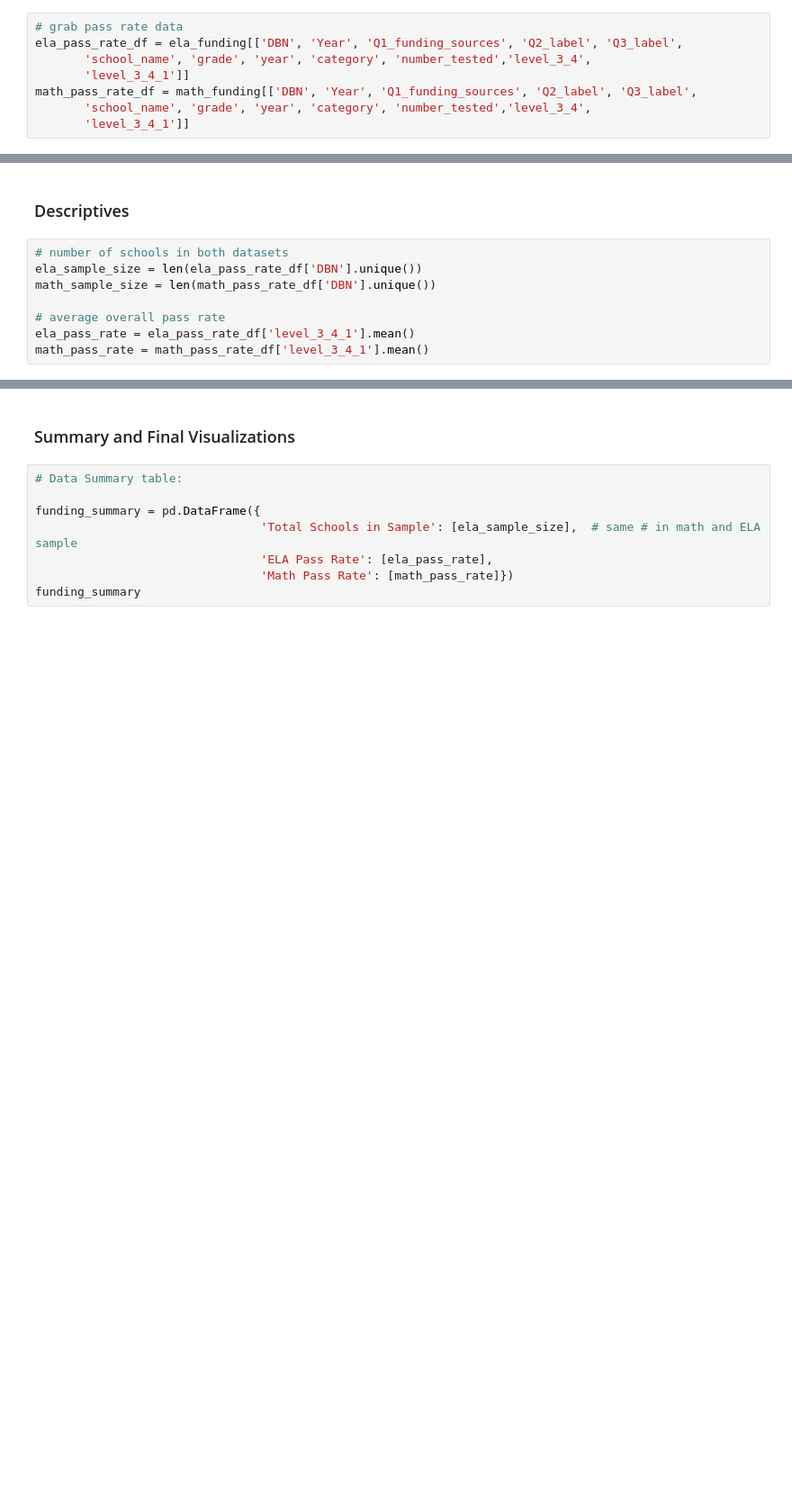
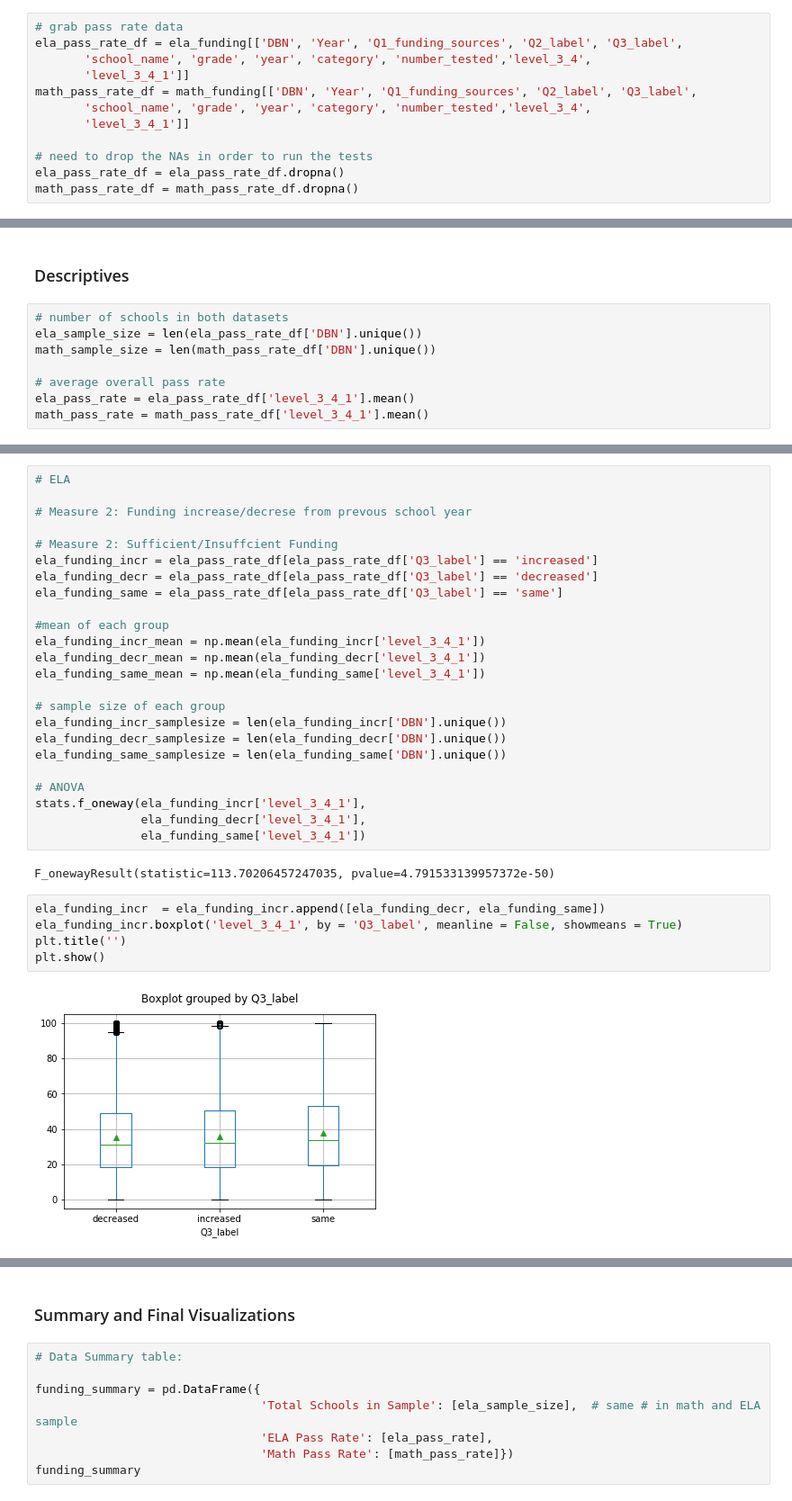
Before and after one commit to tomtav/arts-edu-impact, a Jupyter notebook: dev/katelin/Q2_Funding_Katelin.ipynb, the cells around one changed output, grey strips where cells are left out. Shown at 90% size. Saved outputs shown, nothing was run; the diff lists cells and outputs as text; blank space fills up the shorter version.

```diff
--- a/dev/katelin/Q2_Funding_Katelin.ipynb
+++ b/dev/katelin/Q2_Funding_Katelin.ipynb
@@ -444,6 +526,10 @@ ela_pass_rate_df = ela_funding[['DBN', 'Year', 'Q1_funding_sources', 'Q2_label',
 math_pass_rate_df = math_funding[['DBN', 'Year', 'Q1_funding_sources', 'Q2_label', 'Q3_label',
        'school_name', 'grade', 'year', 'category', 'number_tested','level_3_4',
        'level_3_4_1']]
+
+# need to drop the NAs in order to run the tests
+ela_pass_rate_df = ela_pass_rate_df.dropna()
+math_pass_rate_df = math_pass_rate_df.dropna()
 # %% [markdown]
 ## Analysis
 # %% [markdown]
@@ -509,0 +596,33 @@ Ttest_indResult(statistic=22.754403980335855, pvalue=7.246357166153657e-114)
+# %%
+# ELA
+
+# Measure 2: Funding increase/decrese from prevous school year
+
+# Measure 2: Sufficient/Insuffcient Funding
+ela_funding_incr = ela_pass_rate_df[ela_pass_rate_df['Q3_label'] == 'increased']
+ela_funding_decr = ela_pass_rate_df[ela_pass_rate_df['Q3_label'] == 'decreased']
+ela_funding_same = ela_pass_rate_df[ela_pass_rate_df['Q3_label'] == 'same']
+
+#mean of each group
+ela_funding_incr_mean = np.mean(ela_funding_incr['level_3_4_1'])
+ela_funding_decr_mean = np.mean(ela_funding_decr['level_3_4_1'])
+ela_funding_same_mean = np.mean(ela_funding_same['level_3_4_1'])
+
+# sample size of each group
+ela_funding_incr_samplesize = len(ela_funding_incr['DBN'].unique())
+ela_funding_decr_samplesize = len(ela_funding_decr['DBN'].unique())
+ela_funding_same_samplesize = len(ela_funding_same['DBN'].unique())
+
+# ANOVA
+stats.f_oneway(ela_funding_incr['level_3_4_1'],
+               ela_funding_decr['level_3_4_1'],
+               ela_funding_same['level_3_4_1'])
+# %% [output]
+F_onewayResult(statistic=113.70206457247035, pvalue=4.791533139957372e-50)
+# %%
+ela_funding_incr  = ela_funding_incr.append([ela_funding_decr, ela_funding_same])
+ela_funding_incr.boxplot('level_3_4_1', by = 'Q3_label', meanline = False, showmeans = True)
+plt.title('')
+plt.show()
+# %% [output]
+[figure, added]
```
Also changed, not shown: parts of 31 cells of this notebook.
